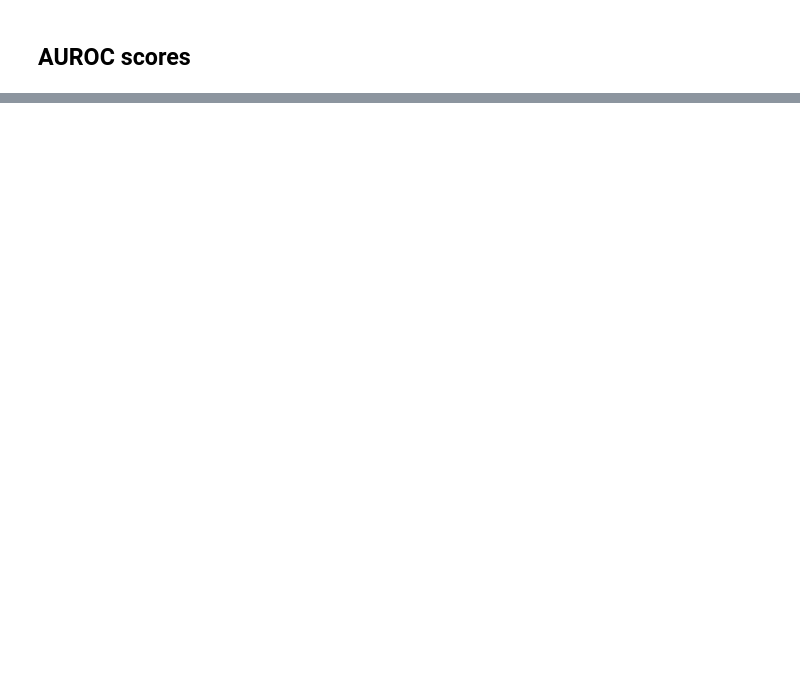
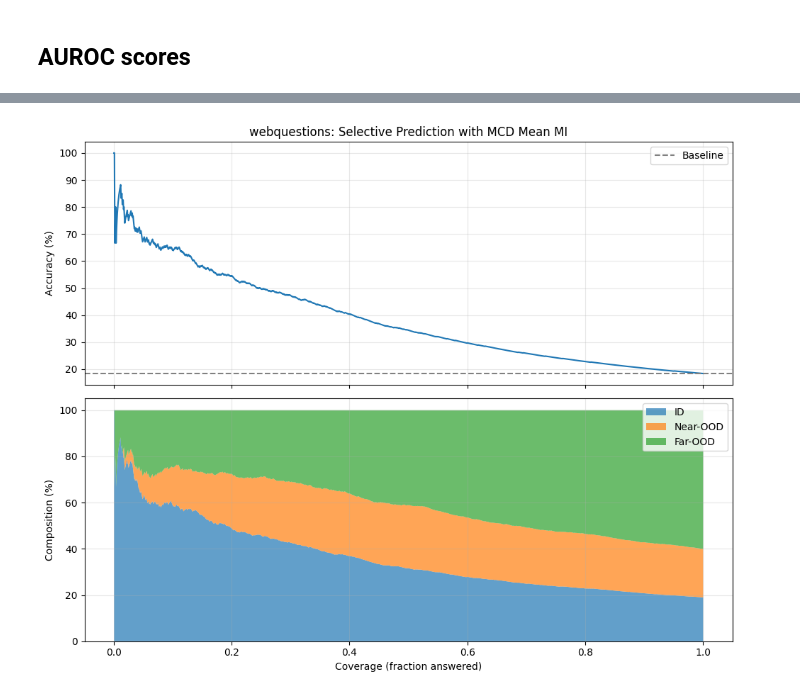
Before and after one commit to dries02/cbqa-ood, a Jupyter notebook: notebooks/results.ipynb, the cells around one changed output, grey strips where cells are left out. Drawn from its saved outputs; the diff is of its cells as text; code cells hidden in the pictures; blank space fills up the shorter version.

```diff
--- a/notebooks/results.ipynb
+++ b/notebooks/results.ipynb
@@ -295,0 +829,75 @@ Removed:
+# %%
+def risk_coverage_by_split(dataset: str, file: str, uncertainty_col: str):
+    base = Path("../results")
+    df = pd.read_json(base / dataset / f"{file}.jsonl", lines=True)
+
+    # Get predictions and EM
+    if "prediction" in df.columns:
+        df["pred"] = df["prediction"]
+    elif "answer" in df.columns:
+        df["pred"] = df["answer"]
+    else:
+        df["pred"] = df["predictions"].apply(majority_vote)
+
+    df["em"] = df.apply(lambda r: exact_match(r["pred"], r["answers"]), axis=1)
+
+    # Sort by uncertainty (ascending = most confident first)
+    df_sorted = df.sort_values(uncertainty_col).reset_index(drop=True)
+
+    # Compute cumulative stats at each coverage level
+    n = len(df_sorted)
+    results = []
+
+    for i in range(1, n + 1):
+        subset = df_sorted.iloc[:i]
+        coverage = i / n
+        accuracy = subset["em"].mean()
+
+        # Composition of what we're answering
+        split_counts = subset["labels"].value_counts(normalize=True)
+        pct_id = split_counts.get("in", 0)
+        pct_near = split_counts.get("near-ood", 0)
+        pct_far = split_counts.get("far-ood", 0)
+
+        results.append({
+            "coverage": coverage,
+            "accuracy": accuracy,
+            "pct_id": pct_id,
+            "pct_near": pct_near,
+            "pct_far": pct_far,
+        })
+
+    return pd.DataFrame(results)
+
+def plot_risk_coverage_with_composition(dataset: str):
+    df = risk_coverage_by_split(dataset, "mcdropout-large-token", "mean_mi")
+
+    fig, (ax1, ax2) = plt.subplots(2, 1, figsize=(10, 8), sharex=True)
+
+    # Top: Accuracy vs coverage
+    ax1.plot(df["coverage"], df["accuracy"] * 100)
+    ax1.axhline(y=df["accuracy"].iloc[-1] * 100, color='gray', linestyle='--', label='Baseline')
+    ax1.set_ylabel("Accuracy (%)")
+    ax1.set_title(f"{dataset}: Selective Prediction with MCD Mean MI")
+    ax1.legend()
+    ax1.grid(alpha=0.3)
+
+    # Bottom: Composition by split
+    ax2.stackplot(df["coverage"],
+                  df["pct_id"] * 100,
+                  df["pct_near"] * 100,
+                  df["pct_far"] * 100,
+                  labels=["ID", "Near-OOD", "Far-OOD"],
+                  alpha=0.7)
+    ax2.set_xlabel("Coverage (fraction answered)")
+    ax2.set_ylabel("Composition (%)")
+    ax2.legend(loc="upper right")
+    ax2.grid(alpha=0.3)
+
+    plt.tight_layout()
+    plt.show()
+
+plot_risk_coverage_with_composition("webquestions")
+# plot_risk_coverage_with_composition("nq")
+# %% [output]
+[figure, added]
```
Also changed, not shown: parts of 15 cells of this notebook, 19 other files.
